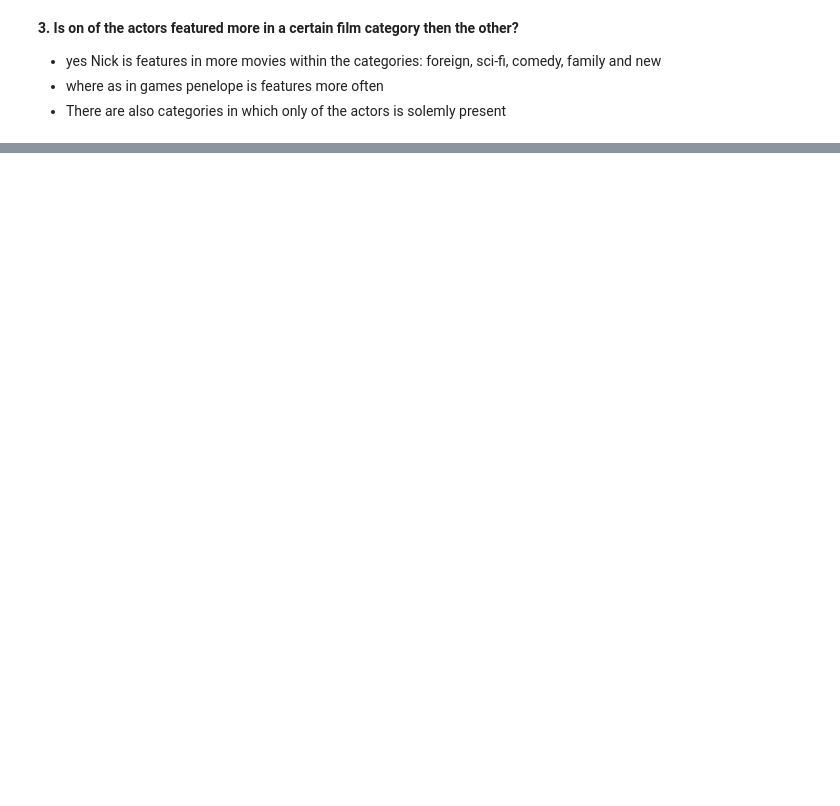
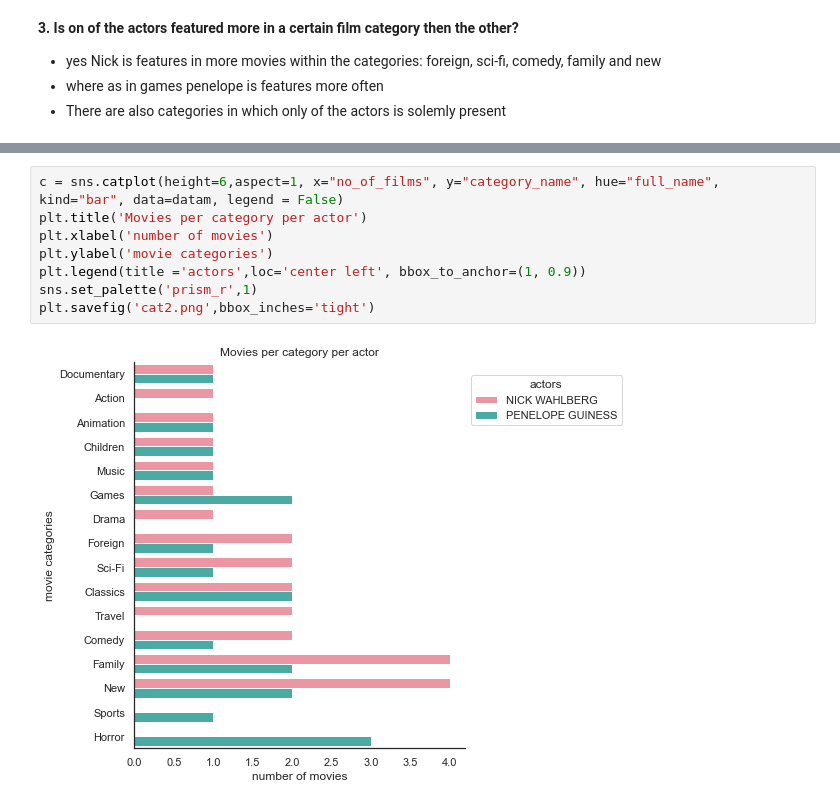
Before and after one commit to JosephineBiedermann/LabsPhine, a Jupyter notebook: Week3/LAB_SQL_Day5pythonconnect.ipynb, the cells around one changed output, grey strips where cells are left out. Cells and saved outputs as stored; diff of their text form; blank space fills up the shorter version.

```diff
--- a/Week3/LAB_SQL_Day5pythonconnect.ipynb
+++ b/Week3/LAB_SQL_Day5pythonconnect.ipynb
@@ -235,0 +246,10 @@ sns.catplot(x="no_of_films", y="category_name", hue="full_name", kind="bar", dat
+# %%
+c = sns.catplot(height=6,aspect=1, x="no_of_films", y="category_name", hue="full_name", kind="bar", data=datam, legend = False)
+plt.title('Movies per category per actor')
+plt.xlabel('number of movies')
+plt.ylabel('movie categories')
+plt.legend(title ='actors',loc='center left', bbox_to_anchor=(1, 0.9))
+sns.set_palette('prism_r',1)
+plt.savefig('cat2.png',bbox_inches='tight')
+# %% [output]
+[figure, added]
```
Also changed, not shown: parts of 6 cells of this notebook.
